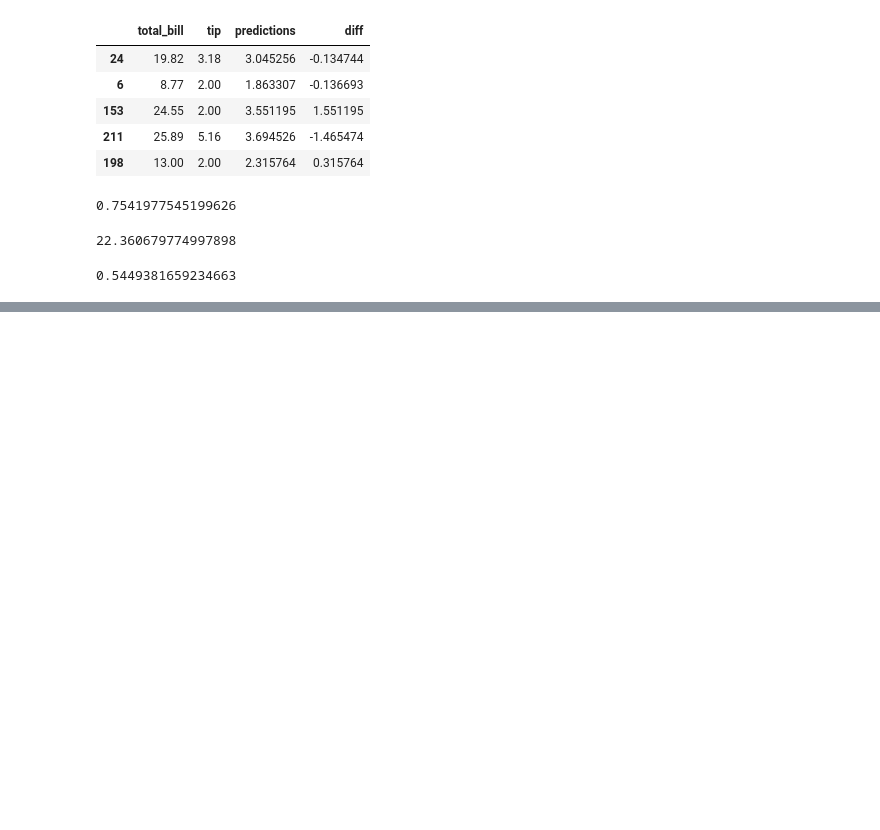
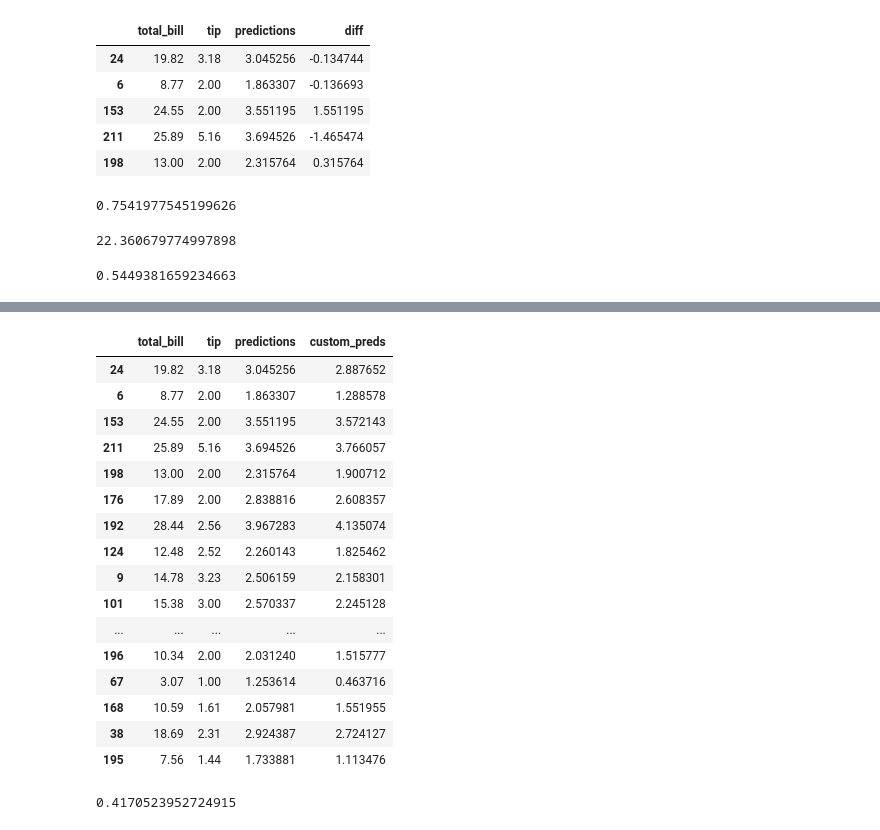
Before and after one commit to mausam1112/TechAxis, a Jupyter notebook: class1/day45.ipynb, the cells around one changed output, grey strips where cells are left out. Saved outputs shown, nothing was run; the diff lists cells and outputs as text; code cells hidden in the pictures; blank space fills up the shorter version.

Commit message:
custom implementation of linear regression

```diff
--- a/class1/day45.ipynb
+++ b/class1/day45.ipynb
@@ -128,0 +178,3 @@ class LinearRegressionCustom:
+# %%
+lr_model_custom = LinearRegressionCustom()
+lr_model_custom.train(X_train, y_train)
@@ -128,0 +199,3 @@ class LinearRegressionCustom:
+# %%
+custom_preds = lr_model_custom.predict(X_test)
+custom_preds
@@ -128,0 +213,29 @@ class LinearRegressionCustom:
+# %%
+pd.DataFrame({
+    'total_bill': X_test['total_bill'],
+    'tip': y_test,
+    'predictions': predictions,
+    'custom_preds': custom_preds
+})
+# %% [output]
+|  | total_bill | tip | predictions | custom_preds |
+| 24 | 19.82 | 3.18 | 3.045256 | 2.887652 |
+| 6 | 8.77 | 2.00 | 1.863307 | 1.288578 |
+| 153 | 24.55 | 2.00 | 3.551195 | 3.572143 |
+| 211 | 25.89 | 5.16 | 3.694526 | 3.766057 |
+| 198 | 13.00 | 2.00 | 2.315764 | 1.900712 |
+| 176 | 17.89 | 2.00 | 2.838816 | 2.608357 |
+| 192 | 28.44 | 2.56 | 3.967283 | 4.135074 |
+| 124 | 12.48 | 2.52 | 2.260143 | 1.825462 |
+| 9 | 14.78 | 3.23 | 2.506159 | 2.158301 |
+| 101 | 15.38 | 3.00 | 2.570337 | 2.245128 |
+| ... | ... | ... | ... | ... |
+| 196 | 10.34 | 2.00 | 2.031240 | 1.515777 |
+| 67 | 3.07 | 1.00 | 1.253614 | 0.463716 |
+| 168 | 10.59 | 1.61 | 2.057981 | 1.551955 |
+| 38 | 18.69 | 2.31 | 2.924387 | 2.724127 |
+| 195 | 7.56 | 1.44 | 1.733881 | 1.113476 |
+# %%
+r2_score(y_test, custom_preds)
+# %% [output]
+0.4170523952724915
```
Also changed, not shown: parts of 4 cells of this notebook.
